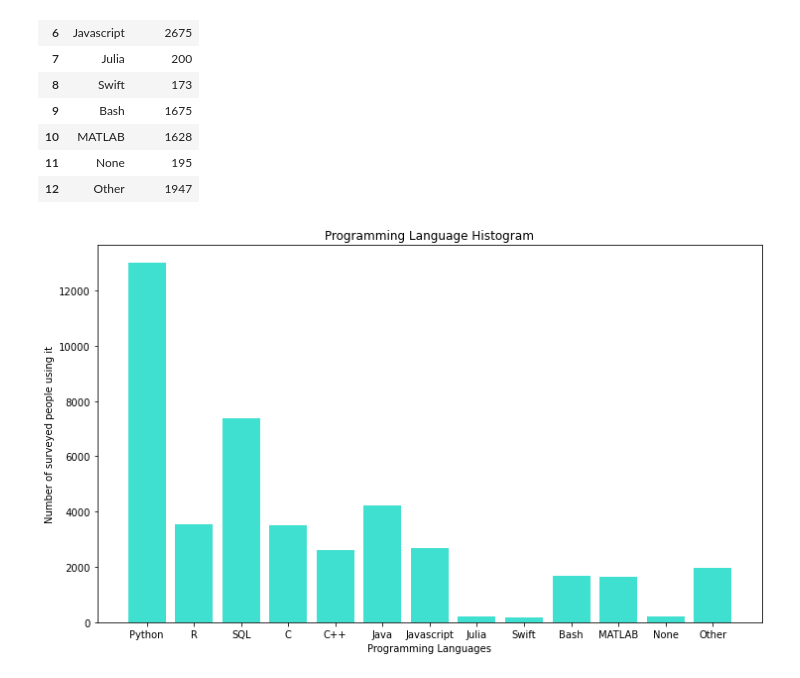
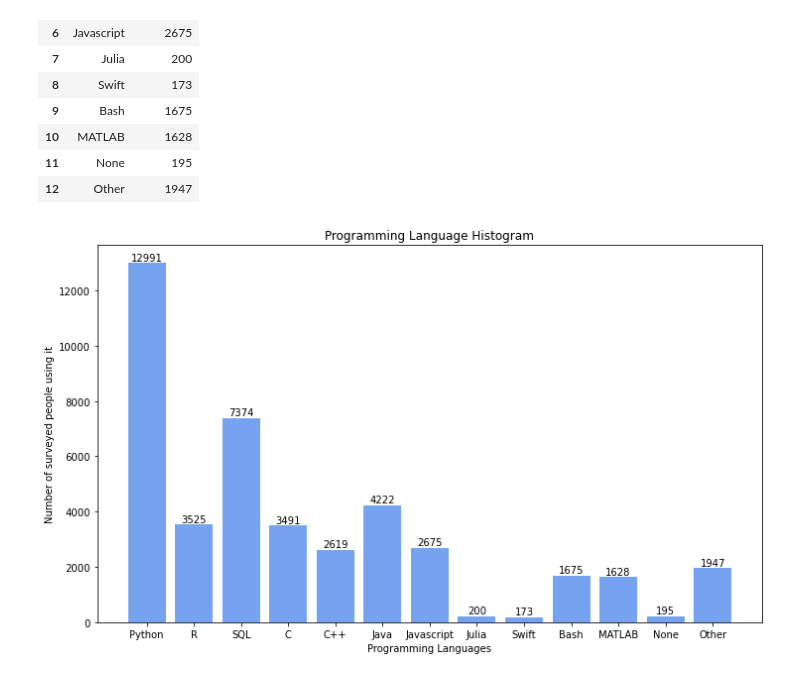
Before and after one commit to Adalab/project-da-promo-c-module-2-team-1, a Jupyter notebook: code/code_sonia_global.ipynb, the cells around one changed output. Cells and saved outputs as stored; diff of their text form; code cells hidden in the pictures.

Commit message:
sonia

```diff
--- a/code/code_sonia_global.ipynb
+++ b/code/code_sonia_global.ipynb
@@ -259,7 +259,7 @@ print( df_glo_lang_other.shape[0], 'de las personas que han contestado el cuesti
 1947 de las personas que han contestado el cuestionario utilizan otro lenguaje de programacion distinto a los que aparcen en el cuestionario
 # %%
 #Vamos a crear un diccionario con cada lenguaje de programacion y su frecuencia.
-dic_lang={'Python': 12991,'R':3525,'SQL':7374,'C':3491,'C++':2619,'Java':4222,'Javascript':2675,'Julia':200,'Swift':173,'Bash':1675,'MATLAB':1628,'None':195,'Other':1947}
+dic_lang={'Python': df_glo_lang_python.shape[0],'R':df_glo_lang_r.shape[0],'SQL':df_glo_lang_sql.shape[0],'C':df_glo_lang_c.shape[0],'C++':df_glo_lang_ccc.shape[0],'Java':df_glo_lang_java.shape[0],'Javascript':df_glo_lang_javascript.shape[0],'Julia':df_glo_lang_julia.shape[0],'Swift':df_glo_lang_swift.shape[0],'Bash':df_glo_lang_bash.shape[0],'MATLAB':df_glo_lang_matlab.shape[0],'None':df_glo_lang_none.shape[0],'Other':df_glo_lang_other.shape[0]}
 languages_1=pd.Series(dic_lang)
 languages_2=languages_1.reset_index()
 languages_2.rename(columns={0:'frequency'},inplace=True)
@@ -282,14 +282,20 @@ languages_2
 # %%
 #Observamos la frecuencia de cada lenguaje de programacion.
 plt.figure(figsize=(12,7))
-plt.bar(languages_2['index'],languages_2['frequency'],color='turquoise')
+plt.bar(languages_2['index'],languages_2['frequency'],color=(0.1, 0.4, 0.9, 0.6))
 plt.title('Programming Language Histogram')
 plt.xlabel('Programming Languages')
 plt.ylabel('Number of surveyed people using it')
 
+x=languages_2['index']
+y=languages_2['frequency']
+for i in range(len(x)):
+    plt.text(i,y[i]+100,y[i],ha = 'center')
+
+#plt.savefig('../graphs/sonia_glob_language_bars.png')
 plt.show()
 # %% [output]
-[figure, old version]
+[figure, new version]
 # %%
 w_python='Python '*12991
 w_r='R '*3525
```
Also changed, not shown: parts of 4 cells of this notebook, 10 other files.
